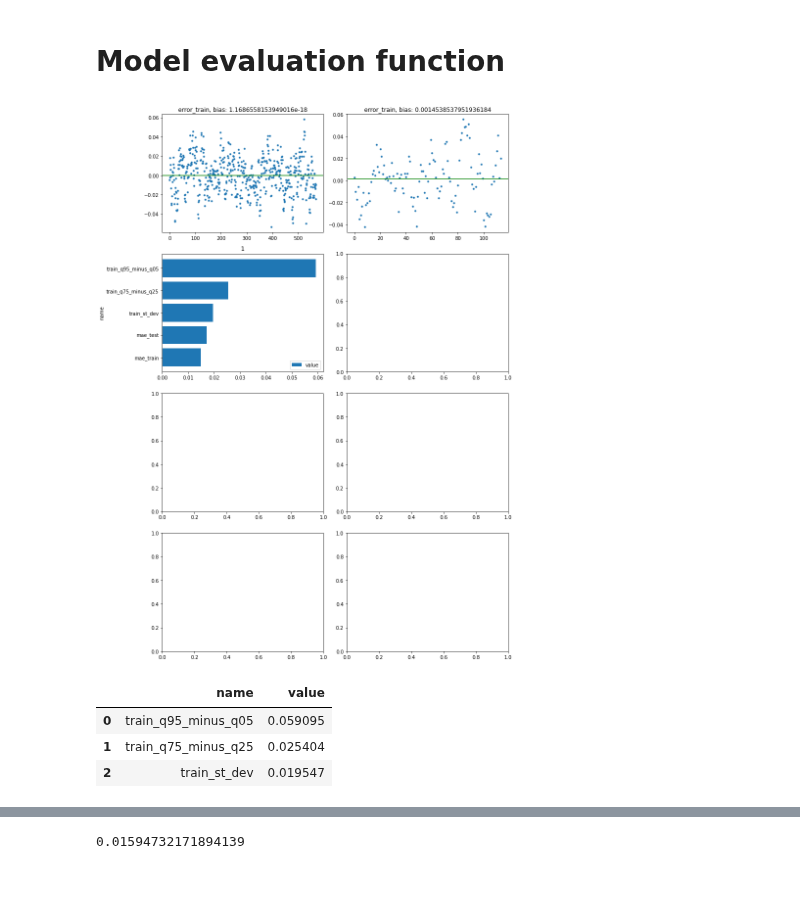
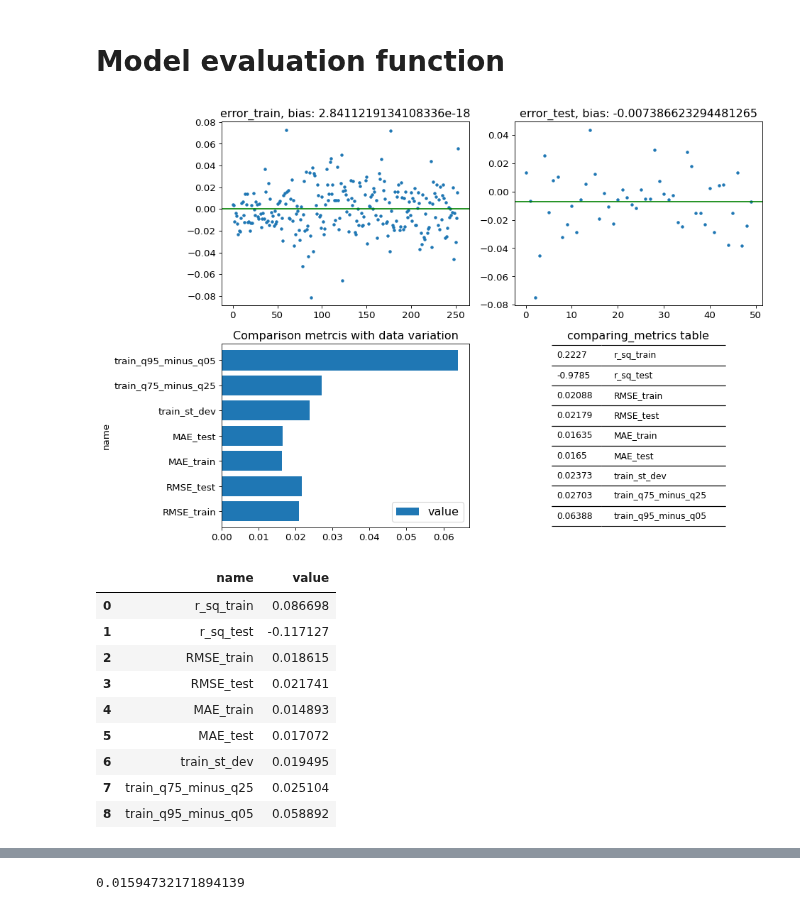
Before and after one commit to dany-kuznetsov/trade_get_news_true_way, a Jupyter notebook: model_pipeline.ipynb, the cells around one changed output, grey strips where cells are left out. Cells and saved outputs as stored; diff of their text form; code cells hidden in the pictures; blank space fills up the shorter version.

```diff
--- a/model_pipeline.ipynb
+++ b/model_pipeline.ipynb
@@ -23,0 +76,2 @@ Index(['Date', 'OPEN', 'CLOSE', 'MIN', 'MAX', '0', '1', '2', '3', '4', '5',
+# %%
+prices_news_merged_df = prices_news_merged_df # all_stock_prices, prices_news_merged_df
@@ -24,4 +95,17 @@ Index(['Date', 'OPEN', 'CLOSE', 'MIN', 'MAX', '0', '1', '2', '3', '4', '5',
 # %%
-print(prices_news_merged_df.columns)
+# Columns for random data:
 price_cols = ['OPEN', 'CLOSE', 'MIN', 'MAX']
 news_cols = ["0","1","2","3","4","5","6","7","8","9","10","11","12","13","14","15","16","17"]
+
+# Columns fot real data:
+price_cols = ['VOLUME', 'HIGH', 'LOW', 'OPEN', 'CLOSE']
+news_cols = [
+    'my_label_Analyst_Rating', 'my_label_Collaboration',
+    'my_label_Contract_-_Agreement_-_Deal', 'my_label_Credit_Debt_Rating',
+    'my_label_Dividend', 'my_label_Eco_Issues', 'my_label_Executive_Change',
+    'my_label_Financial_Results', 'my_label_Investigation',
+    'my_label_Investment', 'my_label_Lawsuit', 'my_label_Price_Target',
+    'my_label_Product_Update', 'my_label_Security_Protection',
+    'my_label_Settlement', 'my_label_Stock_Buyback',
+    'my_label_Workforce_Change', 'my_label_digest'
+]
@@ -37,8 +116,8 @@ for i in range(1, 30):
     prices_news_merged_df[new_col_name] = (prices_news_merged_df['CLOSE'] - prices_news_merged_df['CLOSE'].shift(periods=i)) / prices_news_merged_df['CLOSE'].shift(periods=i)
     price_change_cols.append(new_col_name)
 # %%
-for i in range (-5, 0):
-    new_col_name = 'y_' + str(-i)
+for i in range (-14, 0):
+    new_col_name = 'y_change_' + str(-i)
     prices_news_merged_df[new_col_name] = (prices_news_merged_df['CLOSE'].shift(periods=i) - prices_news_merged_df['CLOSE'])   / prices_news_merged_df['CLOSE']
 
 prices_news_merged_df.tail(6)
@@ -65,7 +146,7 @@ prices_news_merged_df[price_change_cols].tail(2)
 # Train test split
 # %%
 X = np.array(prices_news_merged_df[news_cols + price_change_cols].values.tolist())
-y = np.array(prices_news_merged_df[['y_5']].values.tolist())
+y = np.array(prices_news_merged_df[['y_change_14']].values.tolist())
 # %%
 from sklearn.model_selection import train_test_split
 # X_train, X_test, y_train, y_test = train_test_split(X, y, test_size=0.25)
@@ -172,11 +280,20 @@ def eval_model_predictions_regression_problem(y_train, train_pred, y_test, test_
 # %%
-comparing_metrics = eval_model_predictions_regression_problem(y_train, train_pred, y_test, test_pred)
+comparing_metrics = eval_model_predictions_regression_problem(
+    y_train, train_pred, y_test, test_pred,
+    need_plots=True
+)
 # %% [output]
-[figure, old version]
+[figure, new version]
-# %%
-comparing_metrics.plot(kind='barh')
-# %% [output]
-|  | name | value |
-| 0 | train_q95_minus_q05 | 0.059095 |
-| 1 | train_q75_minus_q25 | 0.025404 |
-| 2 | train_st_dev | 0.019547 |
+# %%
+comparing_metrics
+# %% [output]
+|  | name | value |
+| 0 | r_sq_train | 0.086698 |
+| 1 | r_sq_test | -0.117127 |
+| 2 | RMSE_train | 0.018615 |
+| 3 | RMSE_test | 0.021741 |
+| 4 | MAE_train | 0.014893 |
+| 5 | MAE_test | 0.017072 |
+| 6 | train_st_dev | 0.019495 |
+| 7 | train_q75_minus_q25 | 0.025104 |
+| 8 | train_q95_minus_q05 | 0.058892 |
```
Also changed, not shown: parts of 34 cells of this notebook, 5 other files.
